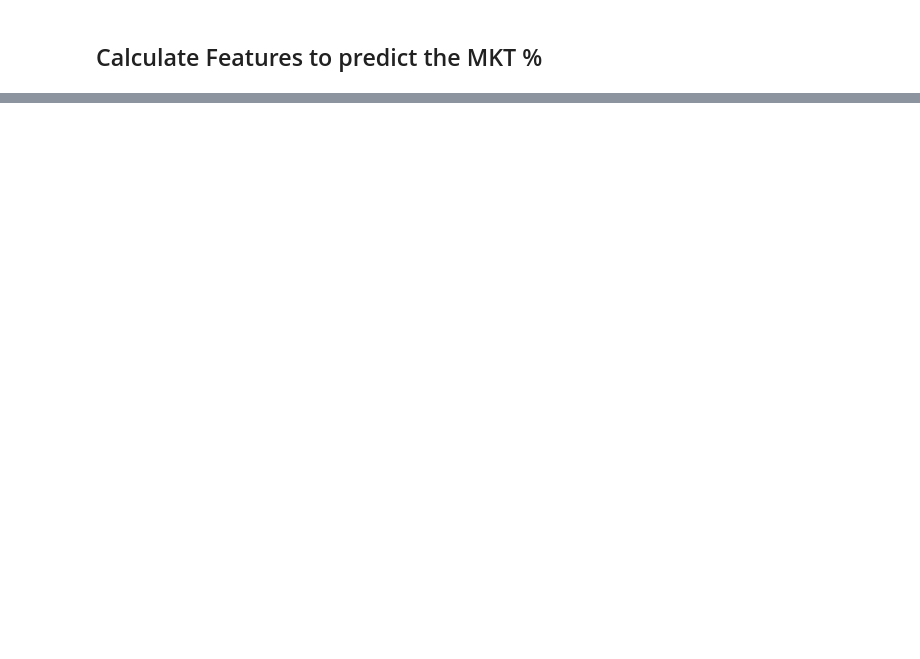
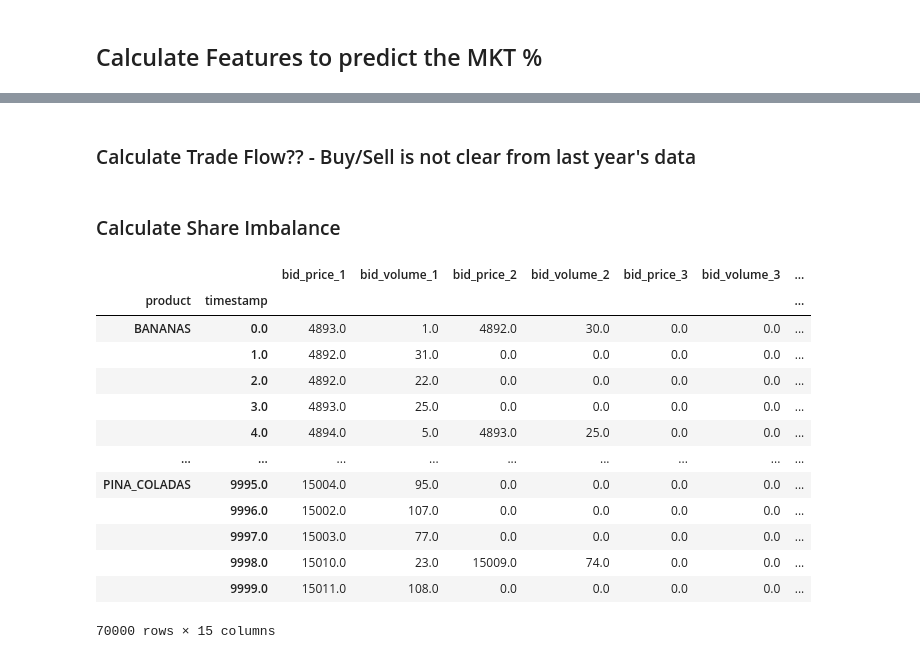
Before and after one commit to pdevarak/Prosperity, a Jupyter notebook: imc_strategy.ipynb, the cells around one changed output, grey strips where cells are left out. Cells and saved outputs as stored; diff of their text form; code cells hidden in the pictures; blank space fills up the shorter version.

```diff
--- a/imc_strategy.ipynb
+++ b/imc_strategy.ipynb
@@ -351,0 +386,2 @@ Name: MKT_Theo, Length: 10000, dtype: float64
+# %% [markdown]
+### Calculate Trade Flow?? - Buy/Sell is not clear from last year's data
@@ -351,0 +397,34 @@ Name: MKT_Theo, Length: 10000, dtype: float64
+# %% [markdown]
+### Calculate Share Imbalance
+# %%
+def calculate_share_imbalance(df):
+    """
+    Adds a 'share_imbalance' column to the DataFrame based on the formula:
+    bid_size_1 / (bid_size_1 + ask_size_1)
+
+    Parameters:
+    - df: pandas DataFrame with columns 'bid_size_1' and 'ask_size_1'
+
+    Returns:
+    - DataFrame with an additional 'share_imbalance' column
+    """
+    # Calculate the share imbalance
+    df['share_imbalance'] = df['bid_volume_1'] / (df['bid_volume_1'] + df['ask_volume_1'])
+# %%
+calculate_share_imbalance(quotes)
+quotes
+# %% [output]
+|  |  | bid_price_1 | bid_volume_1 | bid_price_2 | bid_volume_2 | bid_price_3 | bid_volume_3 | ... |
+| product | timestamp |  |  |  |  |  |  | ... |
+| BANANAS | 0.0 | 4893.0 | 1.0 | 4892.0 | 30.0 | 0.0 | 0.0 | ... |
+|  | 1.0 | 4892.0 | 31.0 | 0.0 | 0.0 | 0.0 | 0.0 | ... |
+|  | 2.0 | 4892.0 | 22.0 | 0.0 | 0.0 | 0.0 | 0.0 | ... |
+|  | 3.0 | 4893.0 | 25.0 | 0.0 | 0.0 | 0.0 | 0.0 | ... |
+|  | 4.0 | 4894.0 | 5.0 | 4893.0 | 25.0 | 0.0 | 0.0 | ... |
+| ... | ... | ... | ... | ... | ... | ... | ... | ... |
+| PINA_COLADAS | 9995.0 | 15004.0 | 95.0 | 0.0 | 0.0 | 0.0 | 0.0 | ... |
+|  | 9996.0 | 15002.0 | 107.0 | 0.0 | 0.0 | 0.0 | 0.0 | ... |
+|  | 9997.0 | 15003.0 | 77.0 | 0.0 | 0.0 | 0.0 | 0.0 | ... |
+|  | 9998.0 | 15010.0 | 23.0 | 15009.0 | 74.0 | 0.0 | 0.0 | ... |
+|  | 9999.0 | 15011.0 | 108.0 | 0.0 | 0.0 | 0.0 | 0.0 | ... |
+70000 rows × 15 columns
```
Also changed, not shown: parts of 10 cells of this notebook, 1 other file.
